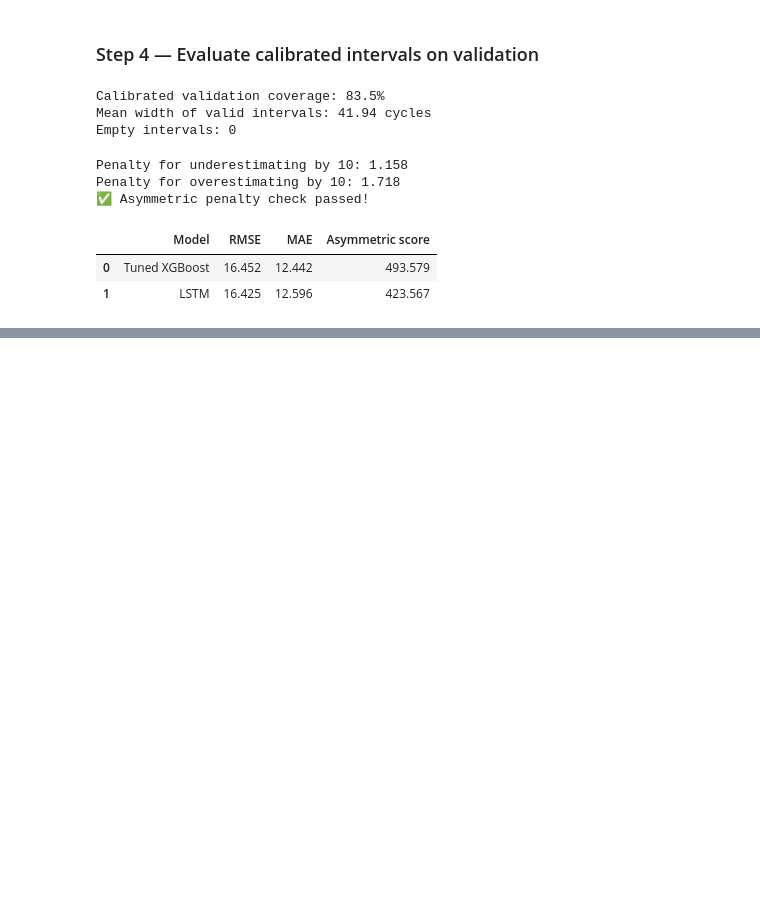
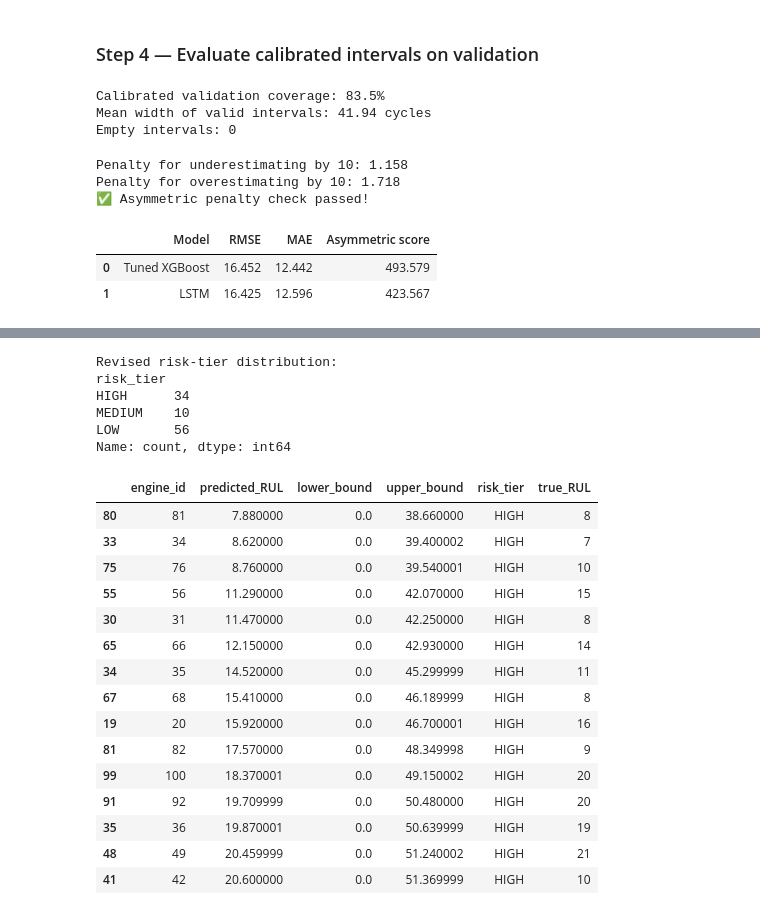
Before and after one commit to Bhav-creator452/predictive-maintenance-analyzer, a Jupyter notebook: notebooks/01_data_understanding.ipynb, the cells around one changed output, grey strips where cells are left out. Drawn from its saved outputs; the diff is of its cells as text; code cells hidden in the pictures; blank space fills up the shorter version.

```diff
--- a/notebooks/01_data_understanding.ipynb
+++ b/notebooks/01_data_understanding.ipynb
@@ -3922,0 +4460,56 @@ cost_results.round(3)
+# %%
+def assign_risk_tier(predicted_rul, lower_bound):
+    # Highest priority: possible low remaining life
+    if predicted_rul < 20 or lower_bound < 20:
+        return "HIGH"
+
+    # Elevated concern based on point estimate OR uncertainty
+    elif predicted_rul < 50 or lower_bound < 50:
+        return "MEDIUM"
+
+    return "LOW"
+
+
+risk_results["risk_tier"] = [
+    assign_risk_tier(pred, lower)
+    for pred, lower in zip(
+        risk_results["predicted_RUL"],
+        risk_results["lower_bound"]
+    )
+]
+
+print("Revised risk-tier distribution:")
+print(
+    risk_results["risk_tier"]
+    .value_counts()
+    .reindex(["HIGH", "MEDIUM", "LOW"], fill_value=0)
+)
+
+display(
+    risk_results.sort_values(
+        ["risk_tier", "predicted_RUL"]
+    ).head(15).round(2)
+)
+# %% [output]
+Revised risk-tier distribution:
+risk_tier
+HIGH      34
+MEDIUM    10
+LOW       56
+Name: count, dtype: int64
+|  | engine_id | predicted_RUL | lower_bound | upper_bound | risk_tier | true_RUL |
+| 80 | 81 | 7.880000 | 0.0 | 38.660000 | HIGH | 8 |
+| 33 | 34 | 8.620000 | 0.0 | 39.400002 | HIGH | 7 |
+| 75 | 76 | 8.760000 | 0.0 | 39.540001 | HIGH | 10 |
+| 55 | 56 | 11.290000 | 0.0 | 42.070000 | HIGH | 15 |
+| 30 | 31 | 11.470000 | 0.0 | 42.250000 | HIGH | 8 |
+| 65 | 66 | 12.150000 | 0.0 | 42.930000 | HIGH | 14 |
+| 34 | 35 | 14.520000 | 0.0 | 45.299999 | HIGH | 11 |
+| 67 | 68 | 15.410000 | 0.0 | 46.189999 | HIGH | 8 |
+| 19 | 20 | 15.920000 | 0.0 | 46.700001 | HIGH | 16 |
+| 81 | 82 | 17.570000 | 0.0 | 48.349998 | HIGH | 9 |
+| 99 | 100 | 18.370001 | 0.0 | 49.150002 | HIGH | 20 |
+| 91 | 92 | 19.709999 | 0.0 | 50.480000 | HIGH | 20 |
+| 35 | 36 | 19.870001 | 0.0 | 50.639999 | HIGH | 19 |
+| 48 | 49 | 20.459999 | 0.0 | 51.240002 | HIGH | 21 |
+| 41 | 42 | 20.600000 | 0.0 | 51.369999 | HIGH | 10 |
```
Also changed, not shown: parts of 19 cells of this notebook, 1 other file.
